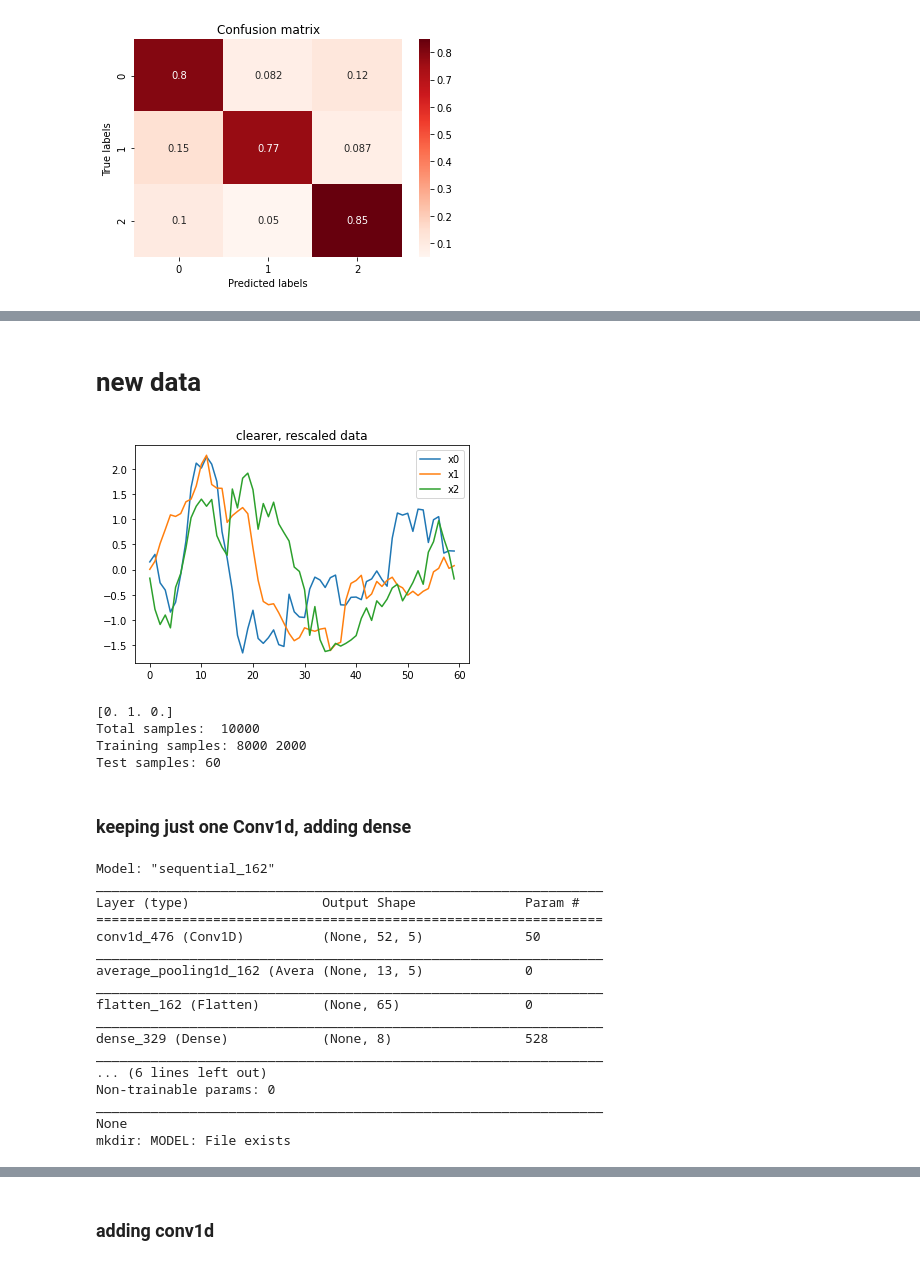
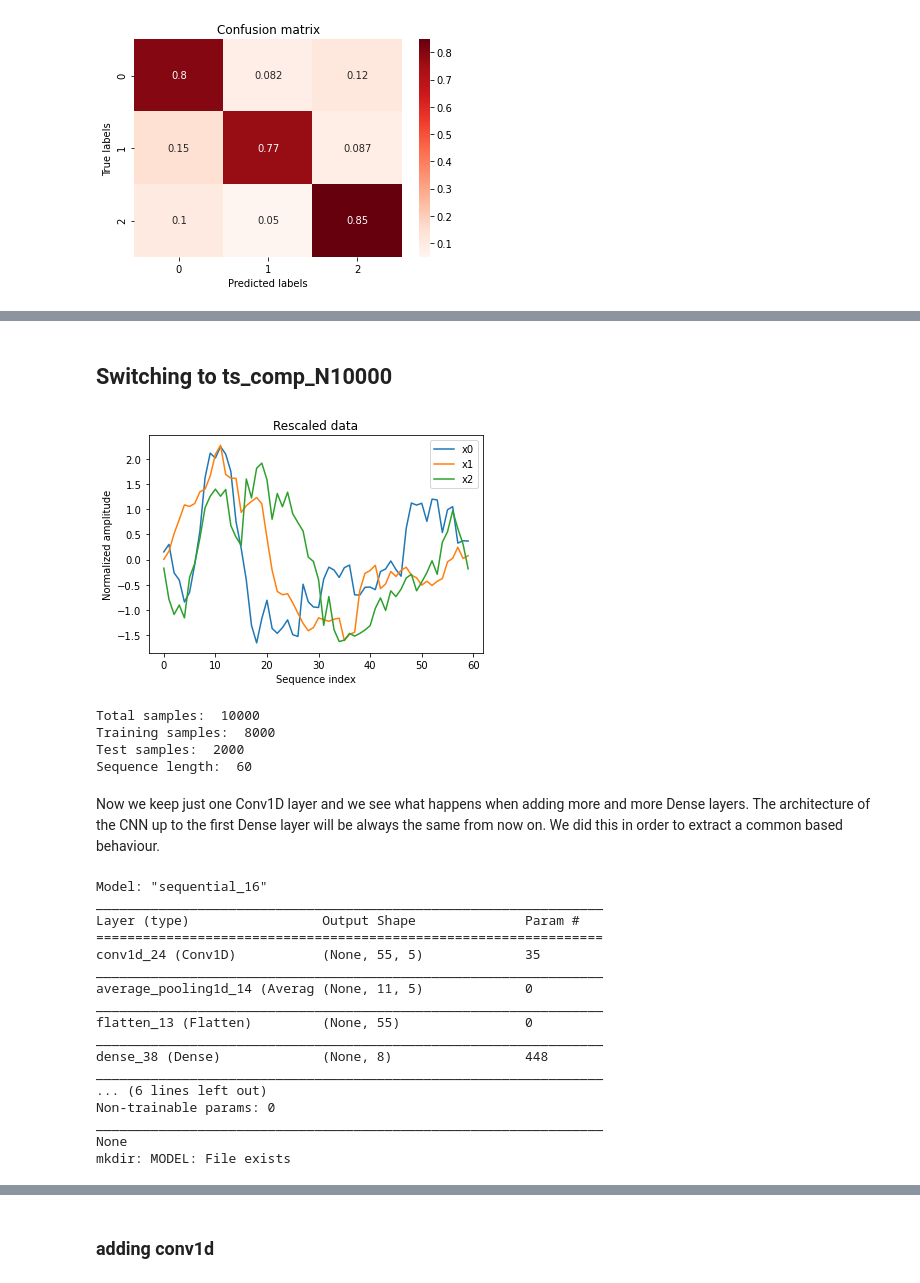
Before and after one commit to giuliacampesan/UniversityAssignments, a Jupyter notebook: 03_week/LoCPdown_Exercise3.ipynb, the cells around one changed output, grey strips where cells are left out. Drawn from its saved outputs; the diff is of its cells as text; code cells hidden in the pictures.

```diff
--- a/03_week/LoCPdown_Exercise3.ipynb
+++ b/03_week/LoCPdown_Exercise3.ipynb
@@ -116,21 +142,21 @@ Non-trainable params: 0
 _________________________________________________________________
 None
 # %%
-
-opt = optimizers.SGD(lr = 0.01, momentum = 0.9, nesterov = True, decay = 1e-6)
-
 model.compile(loss = tensorflow.keras.losses.categorical_crossentropy,
-              optimizer = 'adam', metrics = ['accuracy'])
+              optimizer = 'adam',
+              metrics = ['accuracy']
+             )
 
 #after a compilation of the network we save in 'initial.h5' the weight at the beginning
 model.save_weights('initial.h5')
 # %%
 batch_size = 250
 epochs = 250
+
 fit = model.fit(x_train,
                 y_train,
-                batch_size=batch_size,
-                epochs=epochs,
+                batch_size = batch_size,
+                epochs = epochs,
                 validation_data = (x_val,y_val),
-                verbose = 2
+                verbose = 0
                )
@@ -198,7 +207,7 @@ plt.show()
 # %%
 from tqdm import tqdm
 
-fig, ax = plt.subplots(4, 3, figsize=(18,20))
+fig, ax = plt.subplots(4, 3, figsize=(18,25))
 As = np.arange(50,650,50)
 scores = {}
 
@@ -300,5 +312,5 @@ plt.show()
-# %% [markdown]
-# new data
+# %% [markdown]
+## Switching to ts_comp_N10000
 # %%
 str1 = 'ts_comp_N10000'
 fnamex1 = 'DATA/x_'+str1+'.csv'
@@ -309,46 +321,49 @@ categ = np.loadtxt(fnamey1, delimiter = ',', dtype = int)
 # %%
 N = len(x)
 
 xm = x.mean(axis = 1)
 stdx = x.std(axis = 1)
 for n in range(N):
     x[n] -= xm[n]
     x[n] /= stdx[n]
 
 plt.plot(x[0], label='x0')
 plt.plot(x[1], label='x1')
 plt.plot(x[2], label='x2')
-plt.title('clearer, rescaled data')
+plt.xlabel('Sequence index')
+plt.ylabel('Normalized amplitude')
+plt.title('Rescaled data')
 plt.legend()
 plt.show()
 
+#one-hot encoding
 N_categ = np.max(categ)+1
 y = np.zeros((N,N_categ))
 for n in range(N):
-    y[n][categ[n]] = 1             #one-hot encoding
-print(y[0])
-
+    y[n][categ[n]] = 1
 
 perc_train = 0.8
 N_train = int(N*perc_train)
 N_val = N - N_train
 
 x_train, y_train = x[:N_train], y[:N_train]
 x_val, y_val = x[N_train:], y[N_train:]
 
-L = len(x[0])
-print('Total samples: ', N, '\nTraining samples:',N_train, N_val, '\nTest samples:',L)
+print('\nTotal samples: ', N,
+      '\nTraining samples: ', N_train,
+      '\nTest samples: ', N_val,
+      '\nSequence length: ', len(x[0])
+     )
 
-
-x_train = x_train.reshape(x_train.shape[0],L,1)    #reshaping
-x_val = x_val.reshape(x_val.shape[0],L,1)
-input_shape = (L,1)
+x_train = x_train.reshape(x_train.shape[0],len(x[0]),1)
+x_val = x_val.reshape(x_val.shape[0],len(x[0]),1)
+input_shape = (len(x[0]),1)
 # %% [output]
-[figure, old version]
+[figure, new version]
-[0. 1. 0.]
 Total samples:  10000
-Training samples: 8000 2000
-Test samples: 60
+Training samples:  8000
+Test samples:  2000
+Sequence length:  60
-# %% [markdown]
-### keeping just one Conv1d, adding dense
+# %% [markdown]
+Now we keep just one Conv1D layer and we see what happens when adding more and more Dense layers. The architecture of the CNN up to the first Dense layer will be always the same from now on. We did this in order to extract a common based behaviour.
 # %%
@@ -359,18 +375,20 @@ ini = initializers.RandomNormal(mean = 0, stddev = 0.05)
 batch_size = 250
 epochs = 250
 # %%
+np.random.seed(12345)
 model1 = Sequential()
-model1.add(Conv1D(                                       #First layer:
+model1.add(Conv1D(
                 filters = 5,
-                kernel_size = 9,                       #like Z = 12
+                kernel_size = 6,
                 kernel_regularizer = reg,
                 kernel_initializer = ini,
                 activation = 'relu',
                 input_shape = input_shape
                 ))
-model1.add(AveragePooling1D(4))                          #Reduce 5 -> 1
-model1.add(Flatten())                                     #Move to GNN
+model1.add(AveragePooling1D(5))
+model1.add(Flatten())
 
+#1xDense layer
 model1.add(Dense(8,activation = 'relu'))
 
 model1.add(Dropout(0.1))
@@ -394,17 +412,17 @@ fit1 = model1.fit(x_train,
 fname ='MODEL/model1.h5'
 model1.save(fname, save_format='h5')
 # %% [output]
-Model: "sequential_162"
+Model: "sequential_16"
 _________________________________________________________________
 Layer (type)                 Output Shape              Param #
 =================================================================
-conv1d_476 (Conv1D)          (None, 52, 5)             50
+conv1d_24 (Conv1D)           (None, 55, 5)             35
 _________________________________________________________________
-average_pooling1d_162 (Avera (None, 13, 5)             0
+average_pooling1d_14 (Averag (None, 11, 5)             0
 _________________________________________________________________
-flatten_162 (Flatten)        (None, 65)                0
+flatten_13 (Flatten)         (None, 55)                0
 _________________________________________________________________
-dense_329 (Dense)            (None, 8)                 528
+dense_38 (Dense)             (None, 8)                 448
 _________________________________________________________________
 ... (6 lines left out)
 Non-trainable params: 0
```
Also changed, not shown: parts of 31 cells of this notebook.
